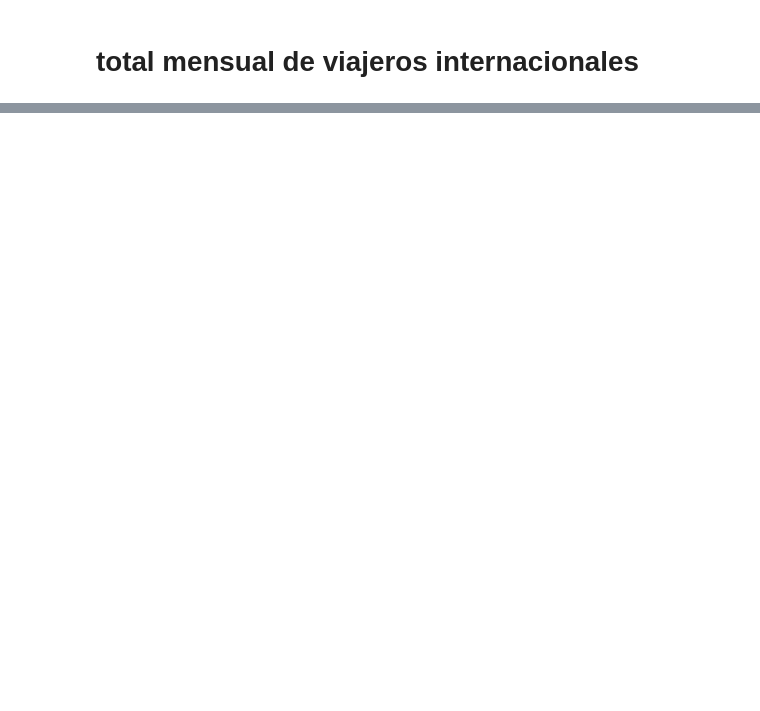
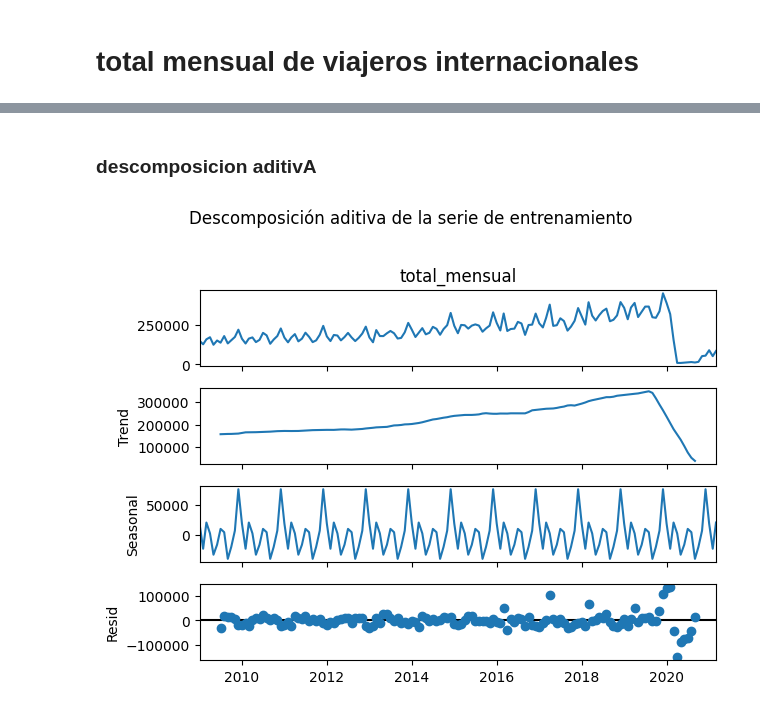
Before and after one commit to belennmm/DS_series_de_tiempo, a Jupyter notebook: serie_obligatoria_total_mensual.ipynb, the cells around one changed output, grey strips where cells are left out. Drawn from its saved outputs; the diff is of its cells as text; code cells hidden in the pictures; blank space fills up the shorter version.

```diff
--- a/serie_obligatoria_total_mensual.ipynb
+++ b/serie_obligatoria_total_mensual.ipynb
@@ -264,0 +82,6 @@ plt.show()
+# %%
+tipos_seleccionados = ["Turista", "Excursionista"]
+
+datos_visitantes = datos[datos["Tipo de Viajero"].isin(tipos_seleccionados)].copy()
+
+datos["Tipo de Viajero"].isin(tipos_seleccionados)
@@ -264,0 +218,12 @@ plt.show()
+# %%
+cantidad_entrenamiento =  int( len(serie_total) * 0.70 )
+serie_entrenamiento =  serie_total.iloc[:cantidad_entrenamiento ]
+serie_prueba = serie_total.iloc[ cantidad_entrenamiento: ]
+
+print("totales:" , len(serie_total) )
+print("Observaciones de entrenamiento:" , len(serie_entrenamiento))
+print("Observaciones de prueba:" , len(serie_prueba) )
+print("\n fecha inicio:", serie_entrenamiento.index.min())
+print("fecha fin:" , serie_entrenamiento.index.max())
+print("\nfecha inicio prueba:" , serie_prueba.index.min())
+print("fecha fin prueba:" , serie_prueba.index.max() )
@@ -264,0 +240,12 @@ plt.show()
+# %% [markdown]
+### descomposicion aditivA
+# %%
+descomposicion = seasonal_decompose( serie_entrenamiento, model="additive", period=12 )
+descomposicion.plot()
+
+plt.suptitle("Descomposición aditiva de la serie de entrenamiento", y= 1.02 )
+
+plt.tight_layout()
+plt.show()
+# %% [output]
+[figure, added]
```
Also changed, not shown: parts of 70 cells of this notebook, 1 other file.
